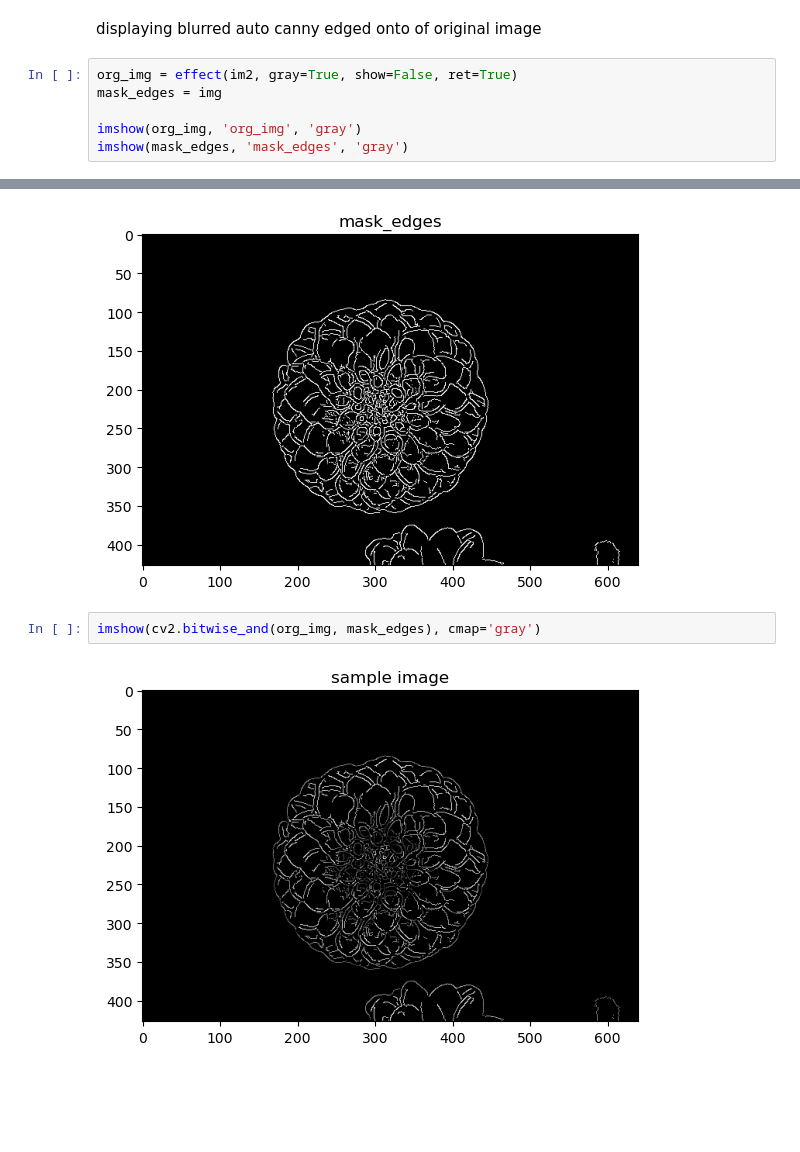
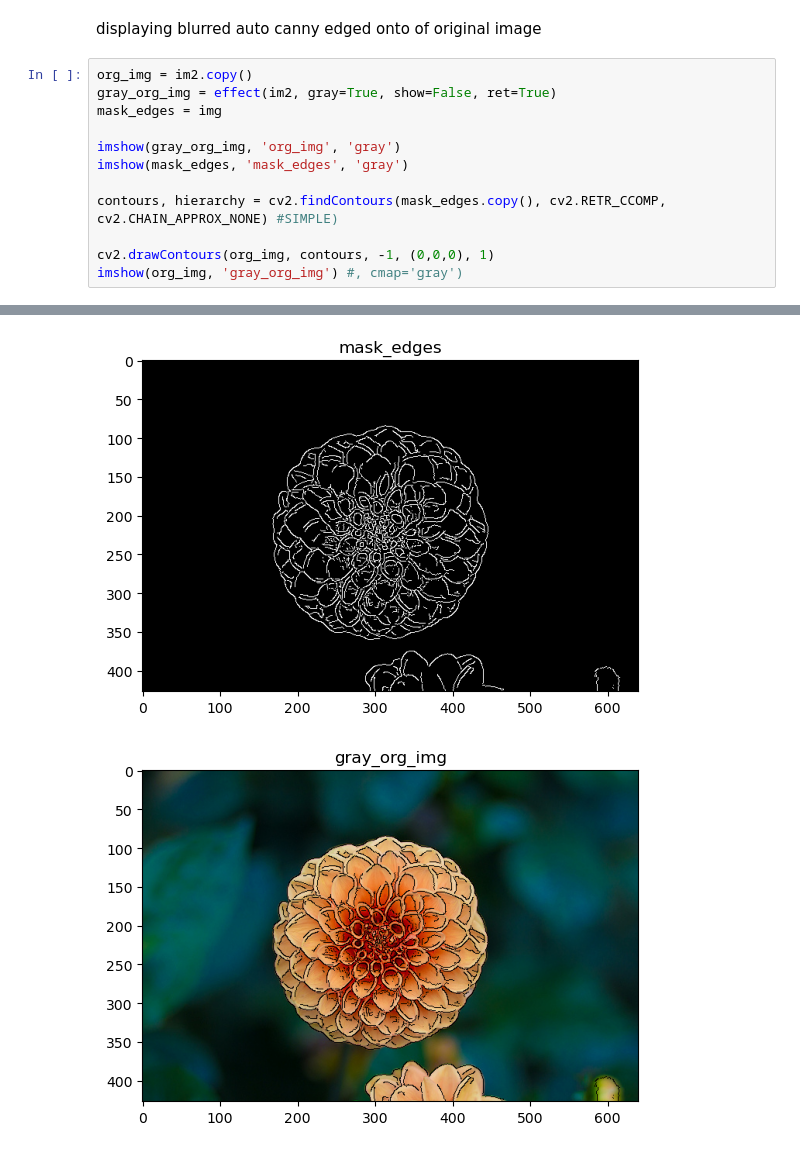
Before and after one commit to chinmayajoshi/Computer-Vision-Fun, a Jupyter notebook: basic_effects_on_sample_image_data.ipynb, the cells around one changed output, grey strips where cells are left out. Cells and saved outputs as stored; diff of their text form; blank space fills up the shorter version.

Commit message:
contours

```diff
--- a/basic_effects_on_sample_image_data.ipynb
+++ b/basic_effects_on_sample_image_data.ipynb
@@ -138,15 +138,18 @@ imshow(img, "auto canny on grayscale (w/ blur)", cmap='gray')
 # %% [markdown]
 displaying blurred auto canny edged onto of original image
 # %%
-org_img = effect(im2, gray=True, show=False, ret=True)
+org_img = im2.copy()
+gray_org_img = effect(im2, gray=True, show=False, ret=True)
 mask_edges = img
 
-imshow(org_img, 'org_img', 'gray')
+imshow(gray_org_img, 'org_img', 'gray')
 imshow(mask_edges, 'mask_edges', 'gray')
+
+contours, hierarchy = cv2.findContours(mask_edges.copy(), cv2.RETR_CCOMP, cv2.CHAIN_APPROX_NONE) #SIMPLE)
+
+cv2.drawContours(org_img, contours, -1, (0,0,0), 1)
+imshow(org_img, 'gray_org_img') #, cmap='gray')
 # %% [output]
 [figure]
 [figure]
+[figure, added]
-# %%
-imshow(cv2.bitwise_and(org_img, mask_edges), cmap='gray')
-# %% [output]
-[figure, removed]
```
